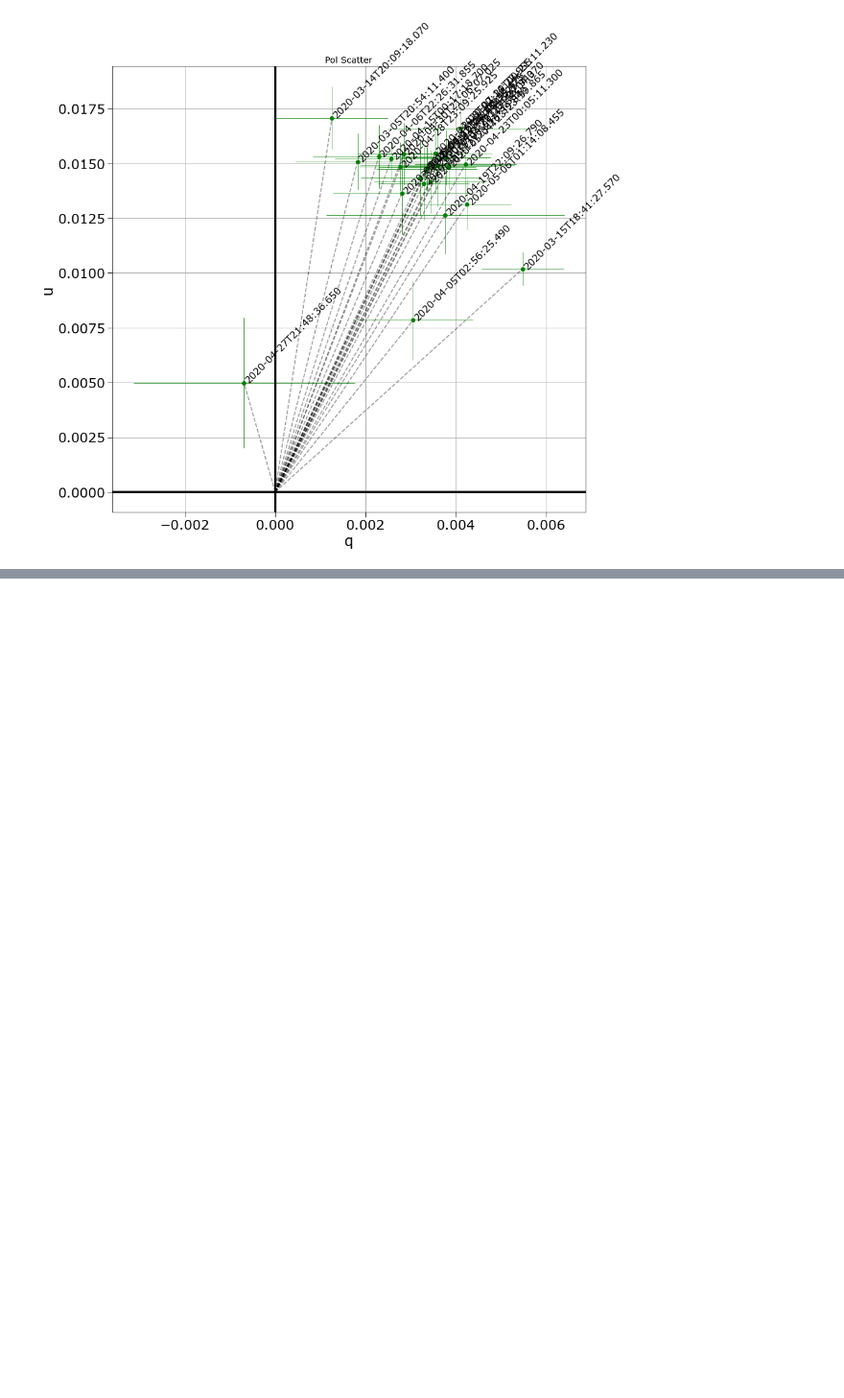
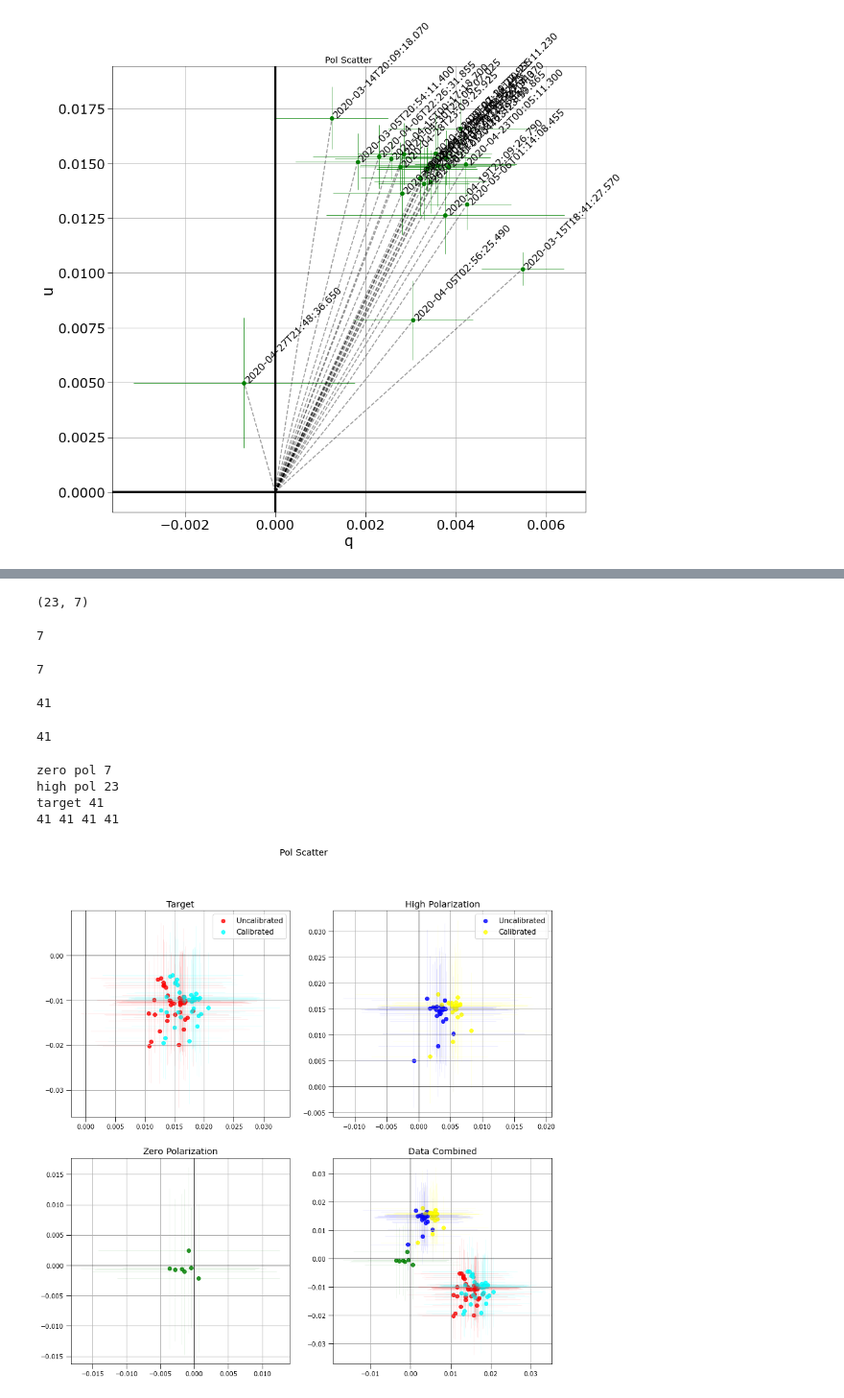
Before and after one commit to coderXmachina2/Suhora_polarimety, a Jupyter notebook: polarimetry_3.ipynb, the cells around one changed output, grey strips where cells are left out. Shown at 96% size. Cells and saved outputs as stored; diff of their text form; code cells hidden in the pictures; blank space fills up the shorter version.

```diff
--- a/polarimetry_3.ipynb
+++ b/polarimetry_3.ipynb
@@ -425,0 +424,4 @@ funcs_polarimetry.q_n_u_single_plot_v1(data_hd2158,
+# %%
+len(data_hd2158[0]), len(data_bd64[0])
+# %% [output]
+(23, 7)
@@ -425,0 +433,28 @@ funcs_polarimetry.q_n_u_single_plot_v1(data_hd2158,
+# %%
+len(data_g191[0])
+# %% [output]
+7
+# %%
+len(data_bd64[0])
+# %% [output]
+7
+# %%
+len(data_EECep[0])
+# %% [output]
+41
+# %%
+len(cal_prod_EECep[0])
+# %% [output]
+41
+# %%
+master_data = [data_g191, data_hd2158, data_EECep]
+
+funcs_polarimetry.q_n_u_stack_plot_v2(master_data,
+                                      [cal_prod_EECep, cal_prod_hd2158],
+                                      key_verb=True)
+# %% [output]
+zero pol 7
+high pol 23
+target 41
+41 41 41 41
+[figure, added]
```
Also changed, not shown: parts of 8 cells of this notebook, 1 other file.
